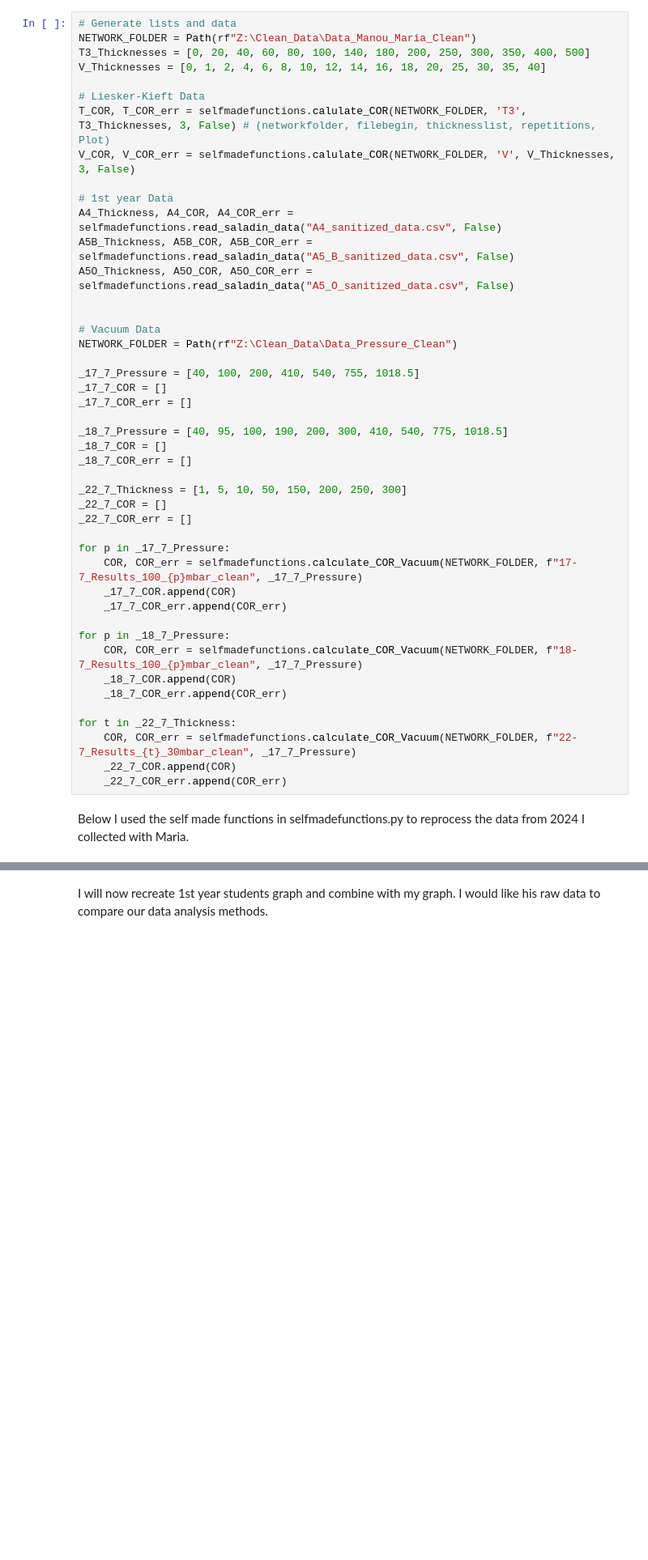
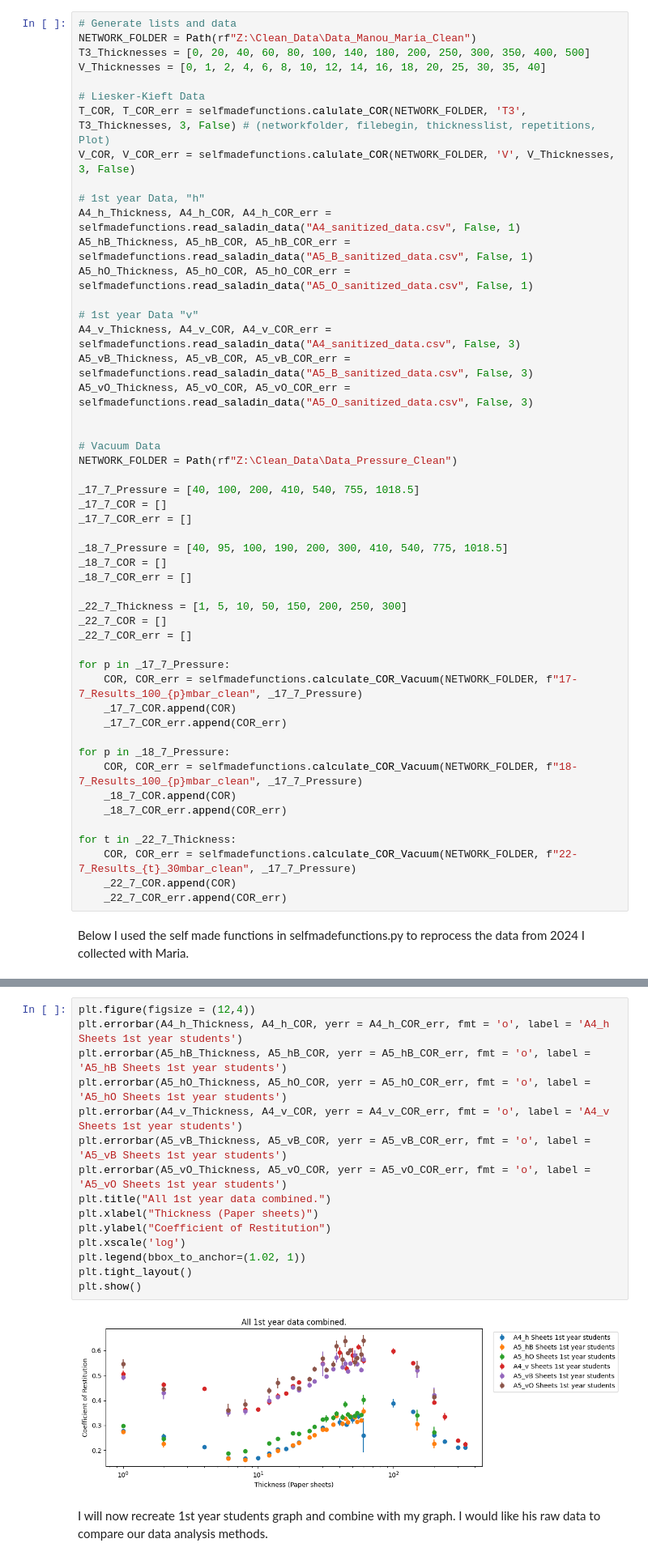
Before and after one commit to joshuadijksman/paperstack, a Jupyter notebook: Manou_version/code/Manou_Liesker_combinedata.ipynb, the cells around one changed output, grey strips where cells are left out. Shown at 81% size. Cells and saved outputs as stored; diff of their text form; blank space fills up the shorter version.

Commit message:
Added the v calculations from 1st year students
I added the "v" calculations, which i suspect stands for v_i/v_f. I dont think this will be an accurate way to test the COR so i wil ignore that data

```diff
--- a/Manou_version/code/Manou_Liesker_combinedata.ipynb
+++ b/Manou_version/code/Manou_Liesker_combinedata.ipynb
@@ -24,10 +24,15 @@ V_Thicknesses = [0, 1, 2, 4, 6, 8, 10, 12, 14, 16, 18, 20, 25, 30, 35, 40]
 T_COR, T_COR_err = selfmadefunctions.calulate_COR(NETWORK_FOLDER, 'T3', T3_Thicknesses, 3, False) # (networkfolder, filebegin, thicknesslist, repetitions, Plot)
 V_COR, V_COR_err = selfmadefunctions.calulate_COR(NETWORK_FOLDER, 'V', V_Thicknesses, 3, False)
 
-# 1st year Data
-A4_Thickness, A4_COR, A4_COR_err = selfmadefunctions.read_saladin_data("A4_sanitized_data.csv", False)
-A5B_Thickness, A5B_COR, A5B_COR_err = selfmadefunctions.read_saladin_data("A5_B_sanitized_data.csv", False)
-A5O_Thickness, A5O_COR, A5O_COR_err = selfmadefunctions.read_saladin_data("A5_O_sanitized_data.csv", False)
+# 1st year Data, "h"
+A4_h_Thickness, A4_h_COR, A4_h_COR_err = selfmadefunctions.read_saladin_data("A4_sanitized_data.csv", False, 1)
+A5_hB_Thickness, A5_hB_COR, A5_hB_COR_err = selfmadefunctions.read_saladin_data("A5_B_sanitized_data.csv", False, 1)
+A5_hO_Thickness, A5_hO_COR, A5_hO_COR_err = selfmadefunctions.read_saladin_data("A5_O_sanitized_data.csv", False, 1)
+
+# 1st year Data "v"
+A4_v_Thickness, A4_v_COR, A4_v_COR_err = selfmadefunctions.read_saladin_data("A4_sanitized_data.csv", False, 3)
+A5_vB_Thickness, A5_vB_COR, A5_vB_COR_err = selfmadefunctions.read_saladin_data("A5_B_sanitized_data.csv", False, 3)
+A5_vO_Thickness, A5_vO_COR, A5_vO_COR_err = selfmadefunctions.read_saladin_data("A5_O_sanitized_data.csv", False, 3)
 
 
 # Vacuum Data
@@ -71,6 +76,23 @@ plt.legend()
 plt.show()
 # %% [output]
 [figure]
+# %%
+plt.figure(figsize = (12,4))
+plt.errorbar(A4_h_Thickness, A4_h_COR, yerr = A4_h_COR_err, fmt = 'o', label = 'A4_h Sheets 1st year students')
+plt.errorbar(A5_hB_Thickness, A5_hB_COR, yerr = A5_hB_COR_err, fmt = 'o', label = 'A5_hB Sheets 1st year students')
+plt.errorbar(A5_hO_Thickness, A5_hO_COR, yerr = A5_hO_COR_err, fmt = 'o', label = 'A5_hO Sheets 1st year students')
+plt.errorbar(A4_v_Thickness, A4_v_COR, yerr = A4_v_COR_err, fmt = 'o', label = 'A4_v Sheets 1st year students')
+plt.errorbar(A5_vB_Thickness, A5_vB_COR, yerr = A5_vB_COR_err, fmt = 'o', label = 'A5_vB Sheets 1st year students')
+plt.errorbar(A5_vO_Thickness, A5_vO_COR, yerr = A5_vO_COR_err, fmt = 'o', label = 'A5_vO Sheets 1st year students')
+plt.title("All 1st year data combined.")
+plt.xlabel("Thickness (Paper sheets)")
+plt.ylabel("Coefficient of Restitution")
+plt.xscale('log')
+plt.legend(bbox_to_anchor=(1.02, 1))
+plt.tight_layout()
+plt.show()
+# %% [output]
+[figure, added]
 # %% [markdown]
 I will now recreate 1st year students graph and combine with my graph. I would like his raw data to compare our data analysis methods.
 # %%
```
Also changed, not shown: parts of 4 cells of this notebook, 1 other file.
